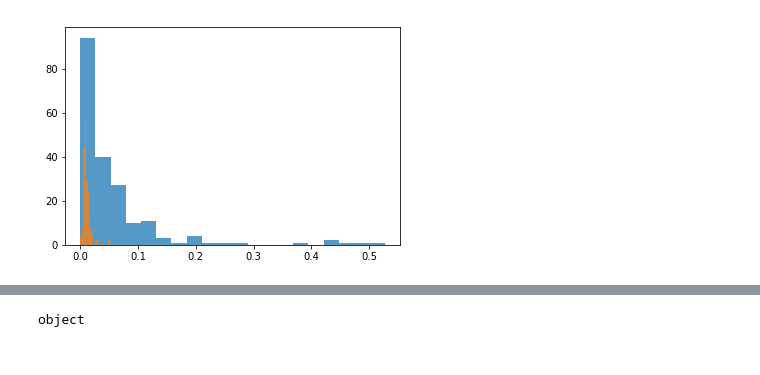
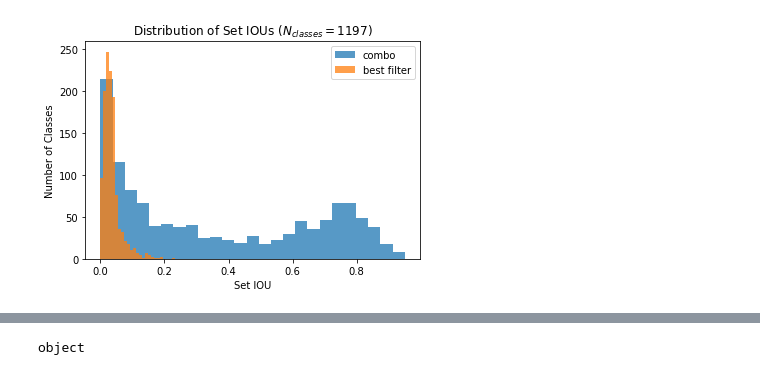
Before and after one commit to bonyuta0204/net2vec, a Jupyter notebook: src/playground.ipynb, the cells around one changed output, grey strips where cells are left out. Cells and saved outputs as stored; diff of their text form; code cells hidden in the pictures.

```diff
--- a/src/playground.ipynb
+++ b/src/playground.ipynb
@@ -34,3 +46,10 @@ verbose=True
+# %%
+
+directory='/home/ruthfong/NetDissect/probes/pytorch_alexnet_imagenet'
+if not os.path.exists(directory):
+    directory='/scratch/local/ssd/ruthfong/NetDissect/probes/pytorch_alexnet_imagenet'
+    assert(os.path.exists(directory))
+blob='features'
 # %%
 ed = expdir.ExperimentDirectory(directory)
 # %%
@@ -56,13 +79,19 @@ from indexdata import load_image_to_label
 image_to_label = load_image_to_label(directory)
 # %%
 linear_ind_ious = ed.open_mmap(blob=blob, part='linear_ind_ious', mode='r', dtype='float32', shape=(L,N))
-single_ind_ious = ed.open_mmap(blob=blob, part='single_ind_ious', mode='r', dtype='float32', shape=(L,N,K))
+#single_ind_ious = ed.open_mmap(blob=blob, part='single_ind_ious', mode='r', dtype='float32', shape=(L,N,K))
 linear_set_ious = ed.open_mmap(blob=blob, part='linear_set_ious', mode='r', dtype='float32', shape=(L,))
-single_set_ious = ed.open_mmap(blob=blob, part='single_set_ious', mode='r', dtype='float32', shape=(L,K))
+#single_set_ious = ed.open_mmap(blob=blob, part='single_set_ious', mode='r', dtype='float32', shape=(L,K))
+weights = ed.open_mmap(blob=blob, part='linear_weights', mode='r', dtype='float32', shape=(L,K))
 # %%
+best_set_ious = np.max(single_set_ious[1:], axis=1)
 f, ax = plt.subplots(1,1)
-ax.hist(linear_set_ious[1:200], alpha=0.75, bins=20)
-ax.hist(np.max(single_set_ious[1:200], axis=1), alpha=0.75, bins=20)
+ax.hist(linear_set_ious[1:], alpha=0.75, bins=25, label='combo')
+ax.hist(best_set_ious, alpha=0.75, bins=25, label='best filter')
+ax.set_xlabel('Set IOU')
+ax.set_ylabel('Number of Classes')
+ax.set_title(r'Distribution of Set IOUs ($N_{classes}=%d$)' % (L-1))
+ax.legend()
 plt.show()
 # %% [output]
-[figure, old version]
+[figure, new version]
```
Also changed, not shown: parts of 30 cells of this notebook, 1 other file.
